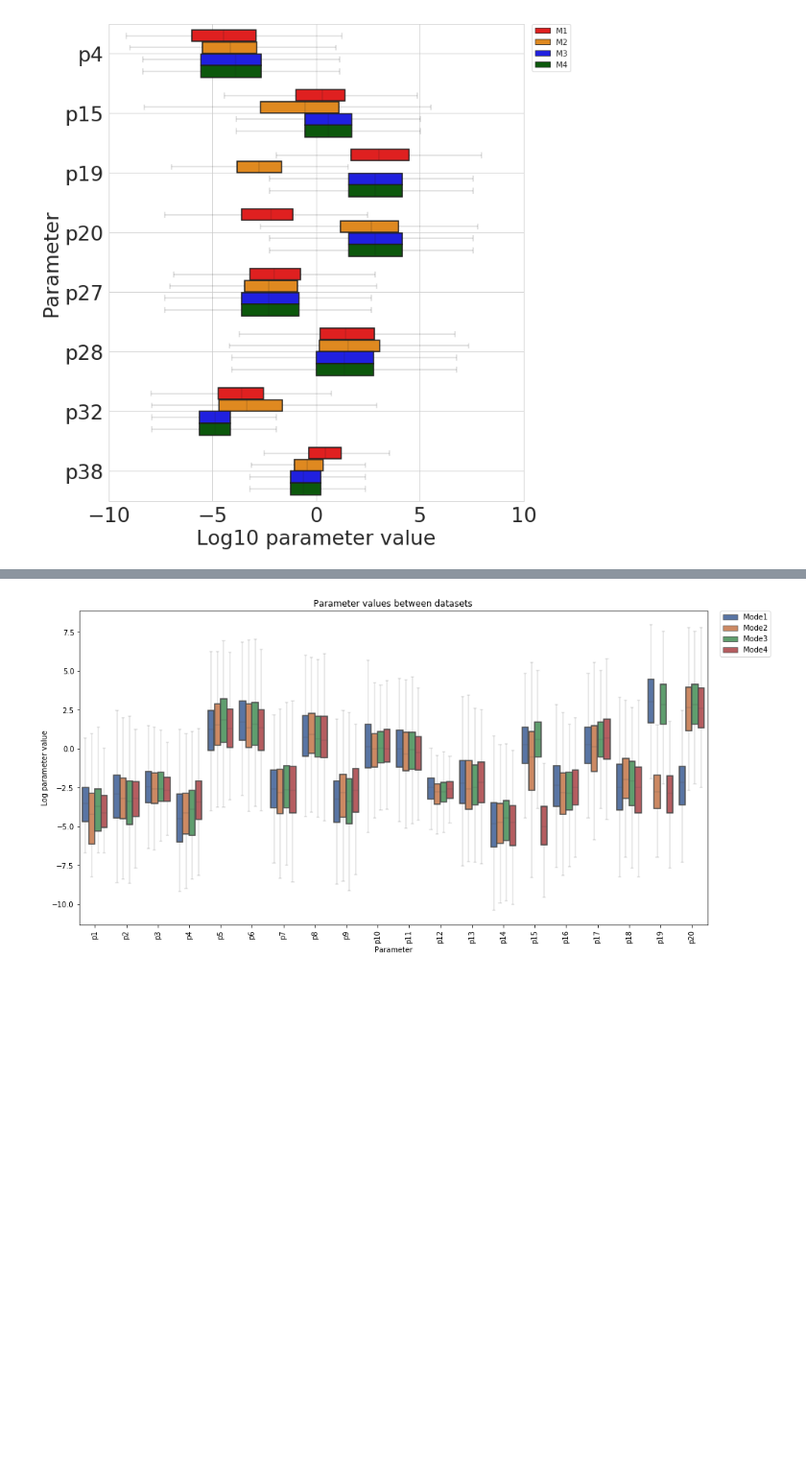
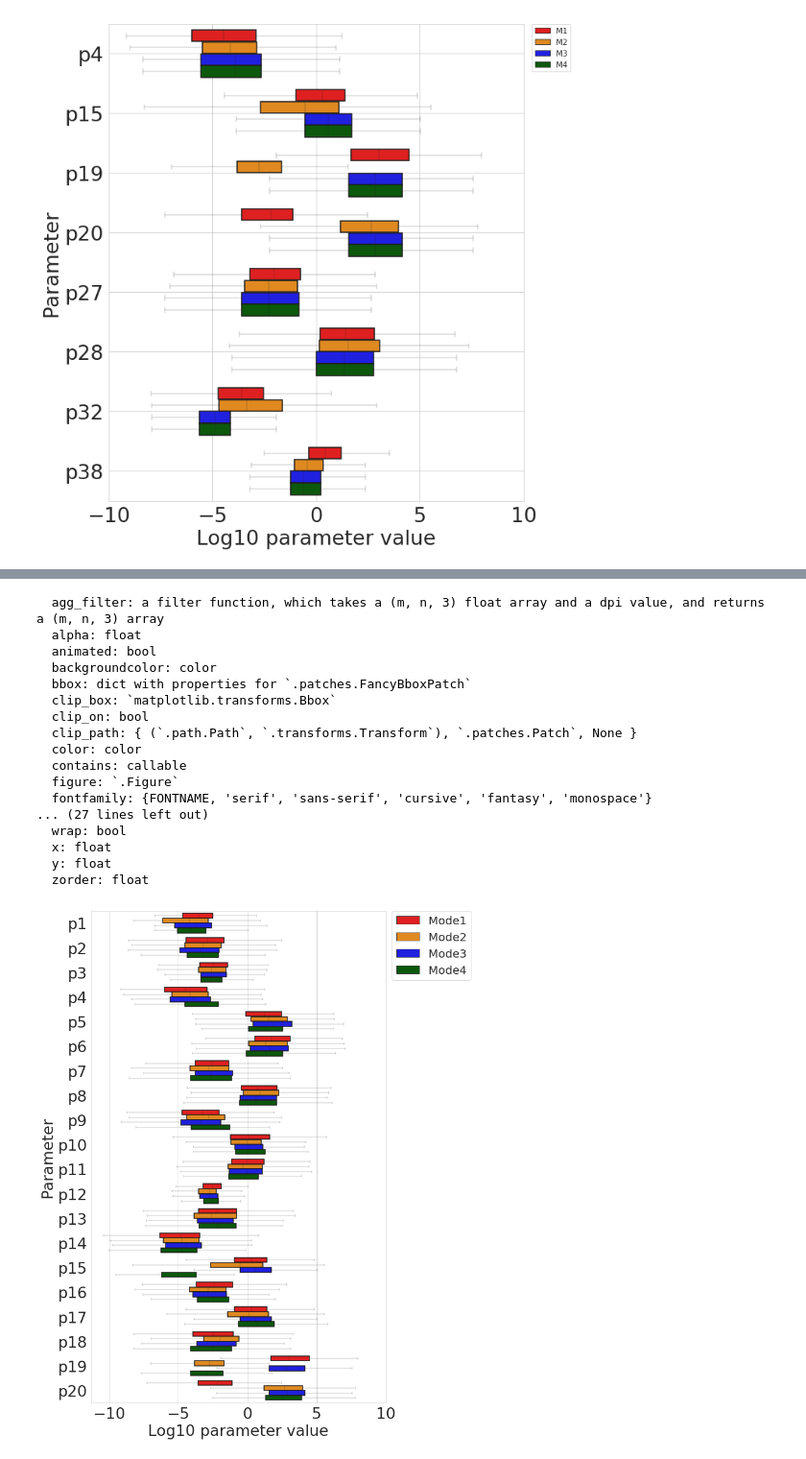
Before and after one commit to LoLab-MSM/NERM, a Jupyter notebook: earm_most_likely_pars_chains_pydream_boxplots_updatedmodeloc.ipynb, the cells around one changed output, grey strips where cells are left out. Shown at 96% size. Cells and saved outputs as stored; diff of their text form; code cells hidden in the pictures; blank space fills up the shorter version.

Commit message:
created plots for all pars to put in supp

```diff
--- a/earm_most_likely_pars_chains_pydream_boxplots_updatedmodeloc.ipynb
+++ b/earm_most_likely_pars_chains_pydream_boxplots_updatedmodeloc.ipynb
@@ -212,3 +212,6 @@ plt.show()
 # %%
 a = mode1_100[:, 3]
 mode1_varpars.shape
+# %%
+for i,p in enumerate(model.parameters_rules()):
+    print(i,":",p)
@@ -1021,31 +982,53 @@ df20 = pd.melt(totboxdf,id_vars=['dataset'],value_vars=[x for x in totboxdf.colu
 # %%
 # values for plt.subplots_adjust()
 left = 0.2  # the value on the x axis where the left margin should be
 right = 0.8
 bottom = 0.2  # the value on the y axis where the bottom margin should be
 top = 0.8
 wspace = 1  # the proportion of the average of the left value and the right value -> for example, 0.2*((0.075+0.95)/2)
 hspace = 1
-
-fig,ax=plt.subplots(figsize=(20,10))
-g = sns.boxplot(x='variable',y='value',hue='dataset',data=df20,palette='deep', showfliers=False)
+colors = ['red','darkorange', 'blue', 'darkgreen']
+sns.set_palette(colors)
+fig,ax=plt.subplots(figsize=(12,20))
+# g = sns.boxplot(y='variable',x='value',hue='dataset',data=dfvar,palette='deep', showfliers=False) #,flierprops = dict(markerfacecolor = '0.50', markersize = 2))
+g = sns.boxplot(y='variable',x='value',hue='dataset',data=df20, showfliers=False, boxprops=dict(alpha=1))
+# g = sns.boxplot(y='variable',x='value',hue='dataset',data=df20,palette='deep', showfliers=False)
 
 # i found that when i imported the pdf into inkscape and shrunk it, the whiskers from the boxplot would always get wider
 # so i found this way to make them initially super thin, so that when they got wider during shrinking, they would just look normal
 for n in range(len(g.lines)):
     l = g.lines[n]
     l.set_linewidth(.25)
 
-plt.setp(ax.get_xticklabels(), rotation=90)
-plt.title('Parameter values between datasets')
+plt.setp(ax.get_xticklabels())
 plt.subplots_adjust(left=left, right=right, bottom=bottom, top=top, wspace=wspace, hspace=hspace)
-plt.legend(bbox_to_anchor=(1.02, 1), loc='upper left', borderaxespad=0)
-plt.xlabel('Parameter')
-plt.ylabel('Log parameter value')
-# plt.savefig('my_figure.pdf',format='pdf') # pdf is best for importing into inkscape!
+plt.legend(bbox_to_anchor=(1.02, 1), loc='upper left', borderaxespad=0, fontsize = 20)
+plt.ylabel('Parameter',fontsize = 27)
+plt.xlabel('Log10 parameter value',fontsize = 27)
+plt.xticks(fontsize = 27)
+plt.yticks(fontsize = 27)
+ax.set_xticks([-10, -5, 0, 5, 10])
+plt.savefig('allmodes_boxplot_first20fittedparams.pdf',format='pdf') # pdf is best for importing into inkscape!
 plt.show()
 # %% [output]
+  agg_filter: a filter function, which takes a (m, n, 3) float array and a dpi value, and returns a (m, n, 3) array
+  alpha: float
+  animated: bool
+  backgroundcolor: color
+  bbox: dict with properties for `.patches.FancyBboxPatch`
+  clip_box: `matplotlib.transforms.Bbox`
+  clip_on: bool
+  clip_path: { (`.path.Path`, `.transforms.Transform`), `.patches.Patch`, None }
+  color: color
+  contains: callable
+  figure: `.Figure`
+  fontfamily: {FONTNAME, 'serif', 'sans-serif', 'cursive', 'fantasy', 'monospace'}
+... (27 lines left out)
+  wrap: bool
+  x: float
+  y: float
+  zorder: float
-[figure, old version]
+[figure, new version]
 # %%
 # values for plt.subplots_adjust()
 left = 0.2  # the value on the x axis where the left margin should be
```
Also changed, not shown: parts of 22 cells of this notebook, 2 other files.
